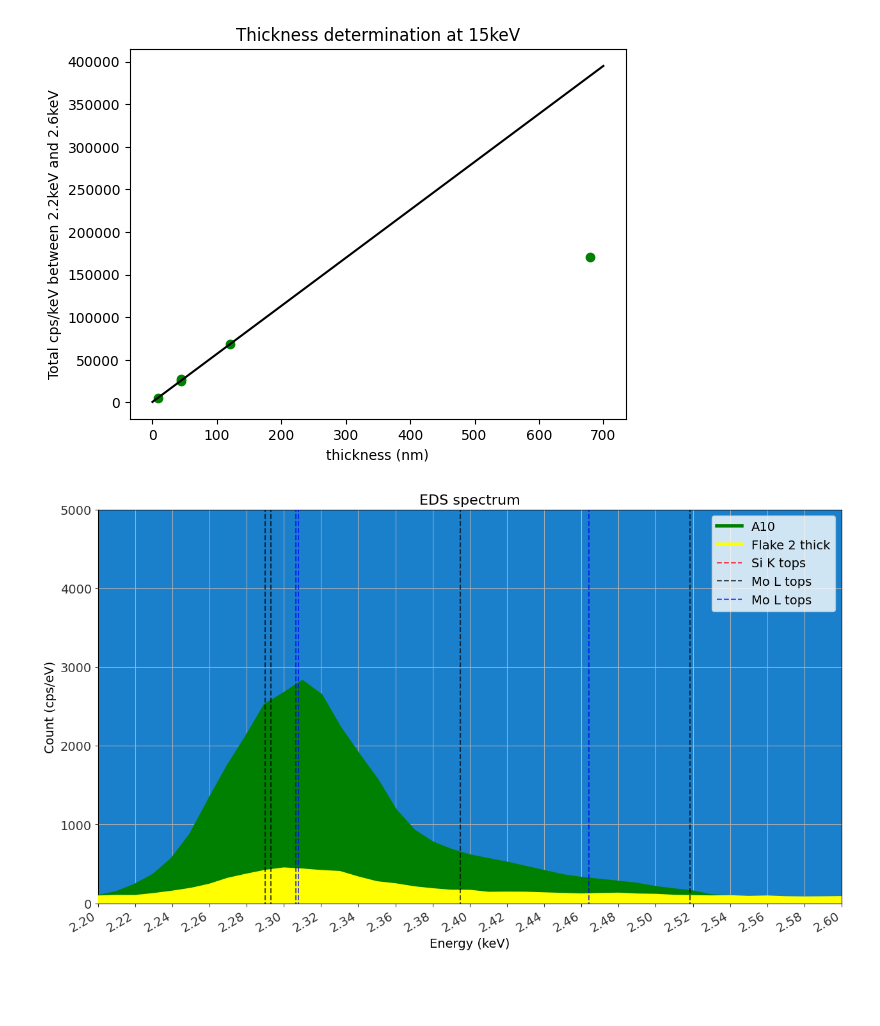
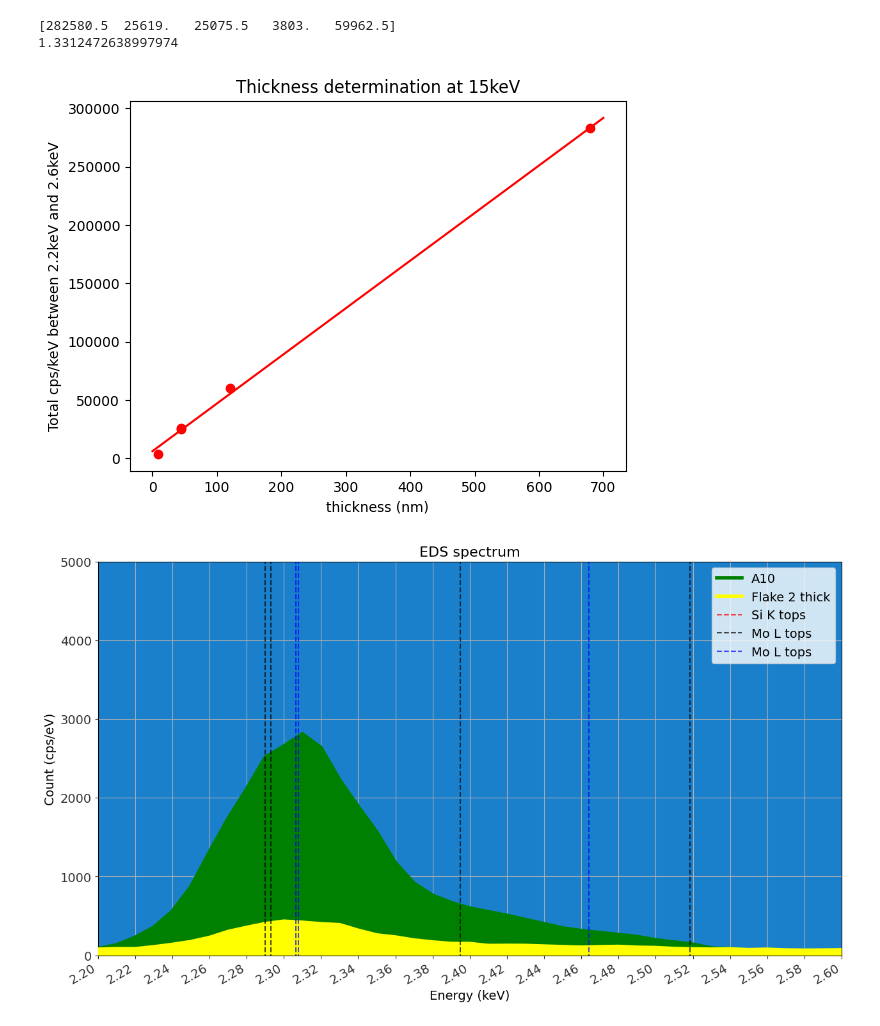
Before and after one commit to Lionfish30/Sommarjobb-2024, a Jupyter notebook: Data Importer.ipynb, the cells around one changed output. Drawn from its saved outputs; the diff is of its cells as text; code cells hidden in the pictures; blank space fills up the shorter version.

```diff
--- a/Data Importer.ipynb
+++ b/Data Importer.ipynb
@@ -4,7 +4,7 @@ import numpy as np
 import matplotlib.pyplot as plt
 import matplotlib.ticker as ticker
 # %%
-def dataimporter(filename,header):
+def dataimporter(filename,header=55):
     if type(filename) != str:
         raise("Filename not input as string")
     data = pd.read_csv(filename, header=header)
@@ -89,40 +92,49 @@ arrayfit15 = np.array([])
 arrayfit10 = np.array([])
 arrayfit5 = np.array([])
 
 for i in ([data_C10_1,data_B15_1,data_B15_2,data_D9_1,data_E7_1,data_N8_1,data_N15_1,data_A10_1]):
     array = np.append(array,data_integration(i))
 
 for i in ([data_C10_1,data_B15_1,data_B15_2,data_D9_1,data_N8_1,data_N15_1,data_A10_1]):
     arrayfit = np.append(arrayfit,data_integration(i))
 
 for i in ([A10_15keV_10,B15_15keV_10,C10_15keV_10,D9_15keV_10,N15_15keV_10]):
     arrayfit15 = np.append(arrayfit15,data_integration(i))
 
 for i in ([A10_10keV_10,B15_10keV_10,C10_10keV_10,D9_10keV_10,N15_10keV_10]):
     arrayfit10 = np.append(arrayfit10,data_integration(i))
 
-for i in ([A10_10keV_10,B15_10keV_10,C10_10keV_10,D9_10keV_10,N15_5keV_10]):
+for i in ([A10_5keV_10,B15_5keV_10,C10_5keV_10,D9_5keV_10,N15_5keV_10]):
     arrayfit5 = np.append(arrayfit5,data_integration(i))
 
-con = np.polyfit(thicknessfit10[1:],arrayfit10[1:],1)
+con_fit_15 = np.polyfit(thicknessfit15,arrayfit15,1)
+con_fit_10 = np.polyfit(thicknessfit10[1:],arrayfit10[1:],1)
+con_fit_5 = np.polyfit(thicknessfit5[1:],arrayfit5[1:],1)
 con15 = np.polyfit(arrayfit15,thicknessfit15,1)
-con10 = np.polyfit(arrayfit10[1:],thicknessfit10[1:],1)
+con10 = np.polyfit(arrayfit10[1:3],thicknessfit10[1:3],1)
 
 thi = np.linspace(0,700,1000)
 
+print(arrayfit15)
+print((con15[0]*25619+con15[1]-(con15[0]*25075.5+con15[1])))
+
 # plt.scatter(thicknessfit,arrayfit)
-# plt.scatter(thicknessfit15,arrayfit15,color="red")
+plt.scatter(thicknessfit15,arrayfit15,color="red")
 # plt.scatter(data_integration(E7_10keV_10)*con10[0]+con10[1],data_integration(E7_10keV_10))
 # print(data_integration(A10_10keV_10)*con10[0]+con10[1])
-plt.scatter(thicknessfit10,arrayfit10,color="green")
+# plt.scatter(thicknessfit10,arrayfit10,color="green")
 # plt.scatter(thicknessfit5,arrayfit5,color="black")
-plt.plot(thi,con[0]*thi + con[1], color= "black")
+plt.plot(thi,con_fit_15[0]*thi + con_fit_15[1], color= "red")
+# plt.plot(thi,con_fit_10[0]*thi + con_fit_10[1], color= "green")
+# plt.plot(thi,con_fit_5[0]*thi + con_fit_5[1], color= "black")
 plt.xlabel("thickness (nm)")
 plt.ylabel("Total cps/keV between 2.2keV and 2.6keV")
 plt.title("Thickness determination at 15keV")
 plt.show()
 # %% [output]
+[282580.5  25619.   25075.5   3803.   59962.5]
+1.3312472638997974
-[figure, old version]
+[figure, new version]
 # %%
 # data = dataimporter("Thicker part Flake 2.txt")
 # data2 = dataimporter("Thin part Flake 2 new.txt")
```
Also changed, not shown: parts of 2 cells of this notebook.
